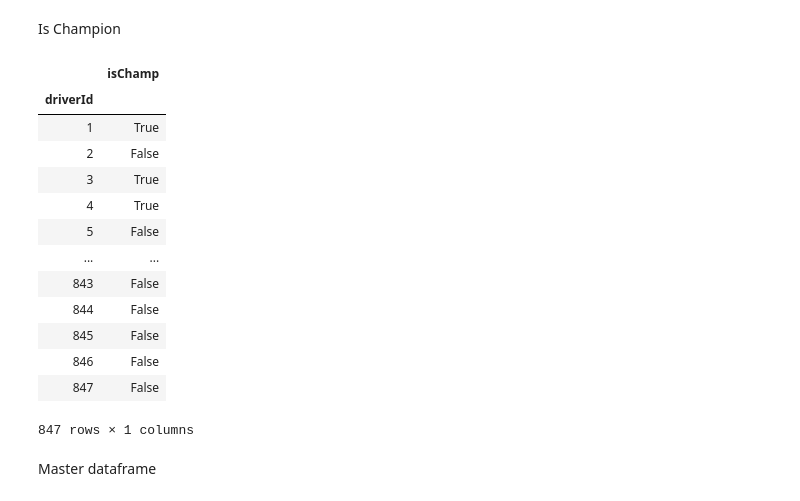
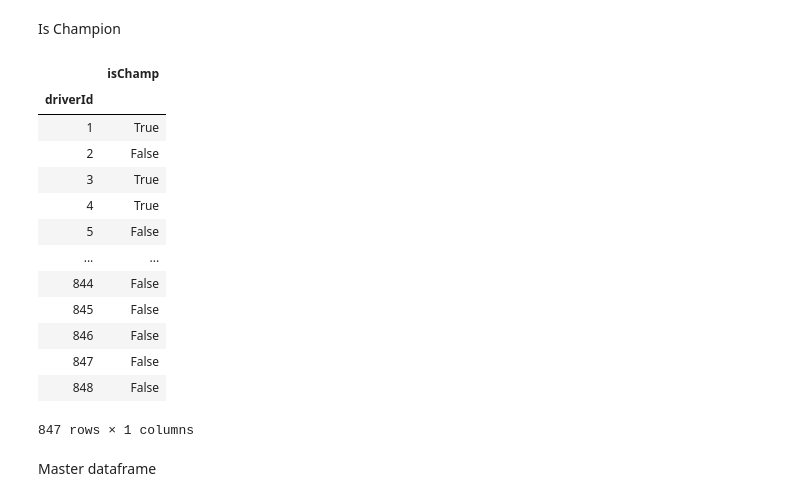
Before and after one commit to osskari/F1Data, a Jupyter notebook: Untitled.ipynb, the cells around one changed output. Cells and saved outputs as stored; diff of their text form; code cells hidden in the pictures.

```diff
--- a/Untitled.ipynb
+++ b/Untitled.ipynb
@@ -654,24 +654,24 @@ gridPos
 # %% [markdown]
 Is Champion
 # %%
-isChamp = pd.DataFrame({'driverId': range(1,848), 'isChamp': np.array([row['driverId'] in championships['driverId'].to_numpy()
+isChamp = pd.DataFrame({'driverId': pd.read_sql_query(' '.join(['SELECT driverId FROM drivers']), engine)['driverId'], 'isChamp': np.array([row['driverId'] in championships['driverId'].to_numpy()
                   for i, row in pd.read_sql_query(' '.join(['SELECT driverId FROM Drivers']), engine).iterrows()])}).set_index('driverId')
 
 isChamp
 # %% [output]
 |  | isChamp |
 | driverId |  |
 | 1 | True |
 | 2 | False |
 | 3 | True |
 | 4 | True |
 | 5 | False |
 | ... | ... |
-| 843 | False |
 | 844 | False |
 | 845 | False |
 | 846 | False |
 | 847 | False |
+| 848 | False |
 847 rows × 1 columns
 # %% [markdown]
 Master dataframe
```
Also changed, not shown: parts of 6 cells of this notebook.
